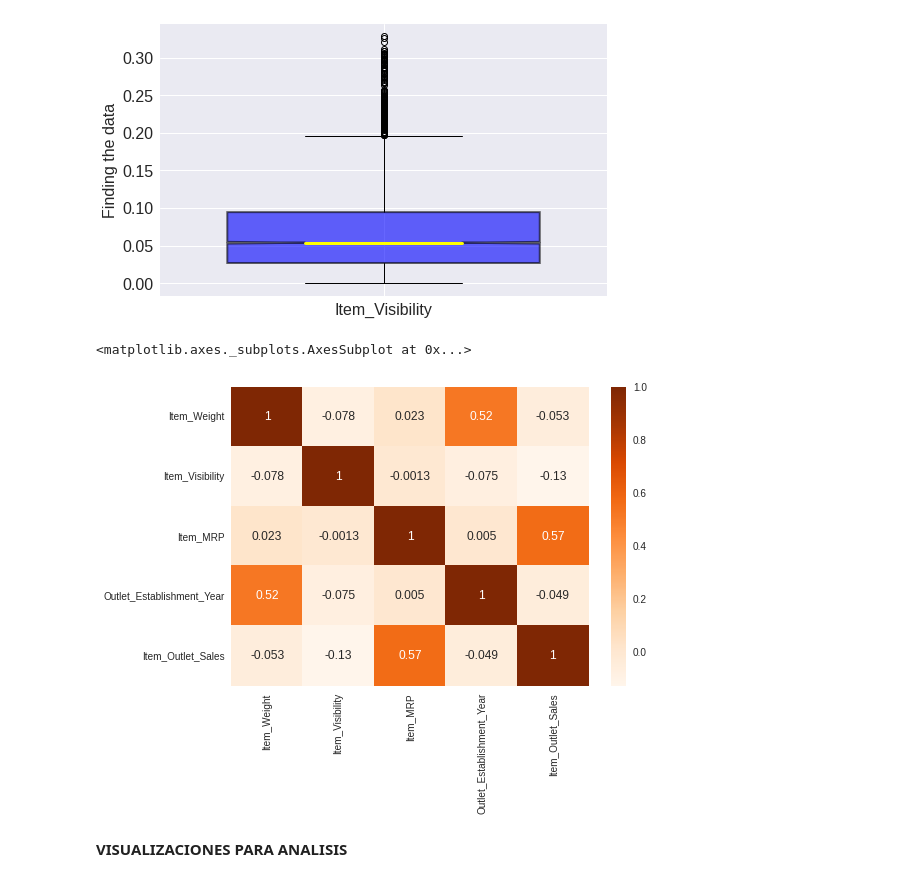
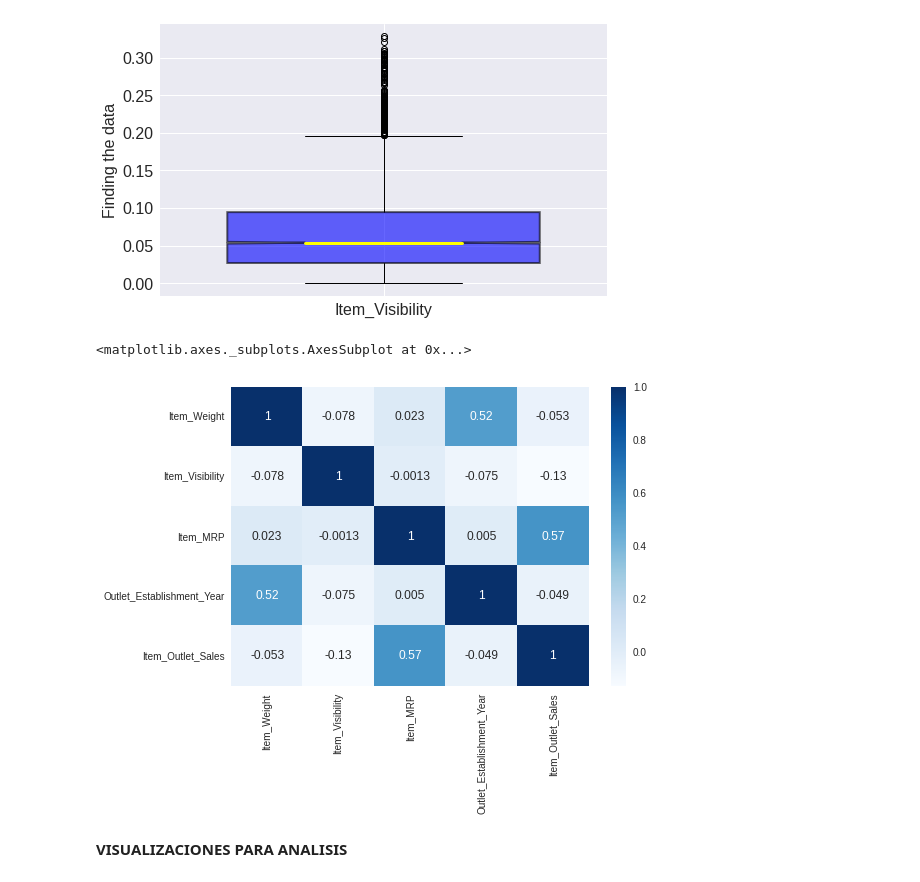
Before and after one commit to Angelica2929/sales_prediction, a Jupyter notebook: Prediccion_Ventas.ipynb, the cells around one changed output. Cells and saved outputs as stored; diff of their text form; code cells hidden in the pictures.

```diff
--- a/Prediccion_Ventas.ipynb
+++ b/Prediccion_Ventas.ipynb
@@ -310,10 +310,10 @@ plt.yticks(fontsize = 16);
 [figure]
 # %%
 corr = df.corr()
-sns.heatmap(corr, cmap = 'Oranges', annot= True)
+sns.heatmap(corr, cmap = 'Blues', annot= True)
 # %% [output]
 <matplotlib.axes._subplots.AxesSubplot at 0x...>
-[figure, old version]
+[figure, new version]
 # %% [markdown]
 **VISUALIZACIONES PARA ANALISIS**
 # %%
```
Also changed, not shown: parts of 14 cells of this notebook.
